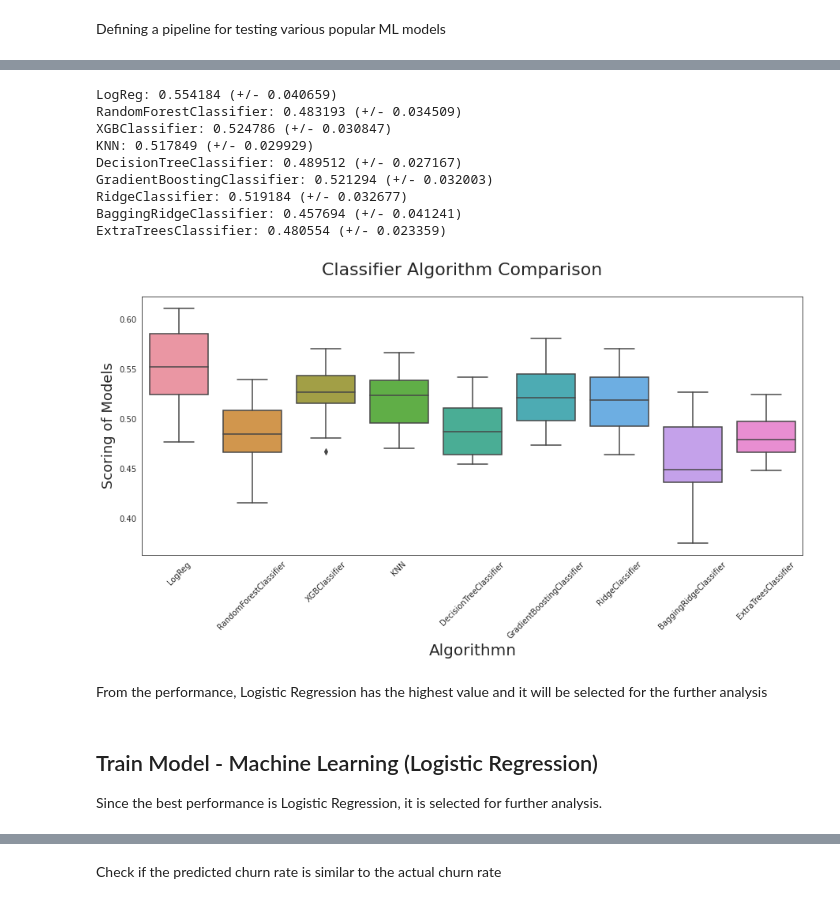
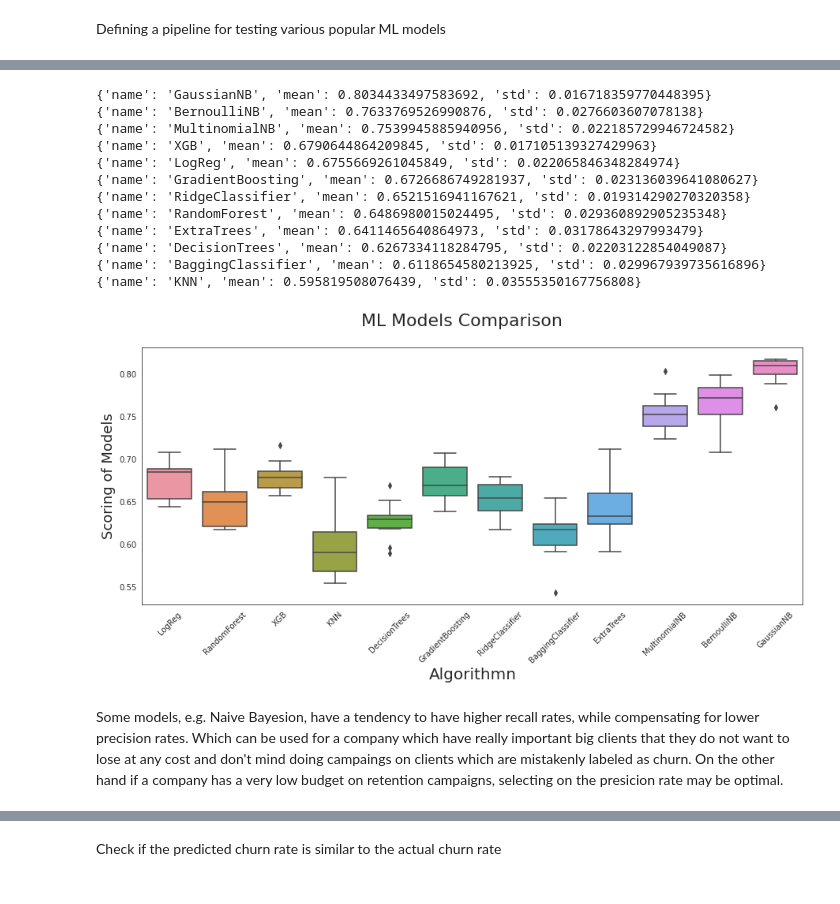
Before and after one commit to gabijanag/Modeling_for_Churn, a Jupyter notebook: AI_Churn_modeling.ipynb, the cells around one changed output, grey strips where cells are left out. Saved outputs shown, nothing was run; the diff lists cells and outputs as text; code cells hidden in the pictures.

```diff
--- a/AI_Churn_modeling.ipynb
+++ b/AI_Churn_modeling.ipynb
@@ -643,7 +644,7 @@ def over_sample(X_train, y_train):
     return X_train, y_train
 
 
-# X_train, y_train = over_sample(X_train, y_train)
+X_train, y_train = over_sample(X_train, y_train)
 # %% [markdown]
 ## Selection of ML models
 # %% [markdown]
@@ -721,52 +707,55 @@ As scoring, recall is selected since it is more relevant for unbalanced data mod
 scoring = 'recall'
 n_folds = 10
 results, names  = [], []
-
-for name, model  in clfs:
+msg = []
+for name, model  in clfs_pipelines:
     kfold = KFold(n_splits=n_folds, shuffle = True, random_state=seed)
     cv_results = cross_val_score(model, X_train, y_train,
                                  cv=kfold, scoring=scoring, n_jobs=-1)
+
     names.append(name)
     results.append(cv_results)
-    msg = "%s: %f (+/- %f)" % (name, cv_results.mean(),
-                               cv_results.std())
-    print(msg)
+    msg.append({'name': name, 'mean' : cv_results.mean(), 'std' : cv_results.std()})
+
+msg.sort(key = lambda x:x["mean"], reverse=True)
+for list_g in msg:
+    print(list_g)
 # %% [output]
-LogReg: 0.554184 (+/- 0.040659)
-RandomForestClassifier: 0.483193 (+/- 0.034509)
-XGBClassifier: 0.524786 (+/- 0.030847)
-KNN: 0.517849 (+/- 0.029929)
-DecisionTreeClassifier: 0.489512 (+/- 0.027167)
-GradientBoostingClassifier: 0.521294 (+/- 0.032003)
-RidgeClassifier: 0.519184 (+/- 0.032677)
-BaggingRidgeClassifier: 0.457694 (+/- 0.041241)
-ExtraTreesClassifier: 0.480554 (+/- 0.023359)
+{'name': 'GaussianNB', 'mean': 0.8034433497583692, 'std': 0.016718359770448395}
+{'name': 'BernoulliNB', 'mean': 0.7633769526990876, 'std': 0.0276603607078138}
+{'name': 'MultinomialNB', 'mean': 0.7539945885940956, 'std': 0.022185729946724582}
+{'name': 'XGB', 'mean': 0.6790644864209845, 'std': 0.017105139327429963}
+{'name': 'LogReg', 'mean': 0.6755669261045849, 'std': 0.022065846348284974}
+{'name': 'GradientBoosting', 'mean': 0.6726686749281937, 'std': 0.023136039641080627}
+{'name': 'RidgeClassifier', 'mean': 0.6521516941167621, 'std': 0.019314290270320358}
+{'name': 'RandomForest', 'mean': 0.6486980015024495, 'std': 0.029360892905235348}
+{'name': 'ExtraTrees', 'mean': 0.6411465640864973, 'std': 0.03178643297993479}
+{'name': 'DecisionTrees', 'mean': 0.6267334118284795, 'std': 0.02203122854049087}
+{'name': 'BaggingClassifier', 'mean': 0.6118654580213925, 'std': 0.029967939735616896}
+{'name': 'KNN', 'mean': 0.595819508076439, 'std': 0.03555350167756808}
 # %%
 # Pepare data in the right format for boxplot comparison
 df_boxplot = pd.DataFrame(columns=['names', 'results'])
 i = 0
-for x in range(len(results)):
-  for y in results[x]:
-    df_boxplot.loc[i, 'names'] = names[x]
-    df_boxplot.loc[i, 'results'] = y
+for j in range(len(results)):
+  for g in results[j]:
+    df_boxplot.loc[i, 'names'] = names[j]
+    df_boxplot.loc[i, 'results'] = g
     i = i + 1
 df_boxplot['results'] = df_boxplot['results'].astype(float)
 
 # Plor
 fig = plt.figure(figsize=(15,6))
-fig.suptitle('Classifier Algorithm Comparison', fontsize=22)
+fig.suptitle('ML Models Comparison', fontsize=22)
 ax = fig.add_subplot(111)
 sns.boxplot(x='names', y='results', data=df_boxplot)
 ax.set_xticklabels(names)
 ax.set_xlabel("Algorithmn", fontsize=20)
 ax.set_ylabel("Scoring of Models", fontsize=18)
 ax.set_xticklabels(ax.get_xticklabels(),rotation=45)
 
 plt.show()
 # %% [output]
-[figure, old version]
+[figure, new version]
-# %% [markdown]
-From the performance, Logistic Regression has the highest value and it will be selected for the further analysis
-# %% [markdown]
-## Train Model - Machine Learning (Logistic Regression)
-Since the best performance is Logistic Regression, it is selected for further analysis.
+# %% [markdown]
+Some models, e.g. Naive Bayesion, have a tendency to have higher recall rates, while compensating for lower precision rates. Which can be used for a company which have really important big clients that they do not want to lose at any cost and don't mind doing campaings on clients which are mistakenly labeled as churn. On the other hand if a company has a very low budget on retention campaigns, selecting on the presicion rate may be optimal.
```
Also changed, not shown: parts of 45 cells of this notebook.
